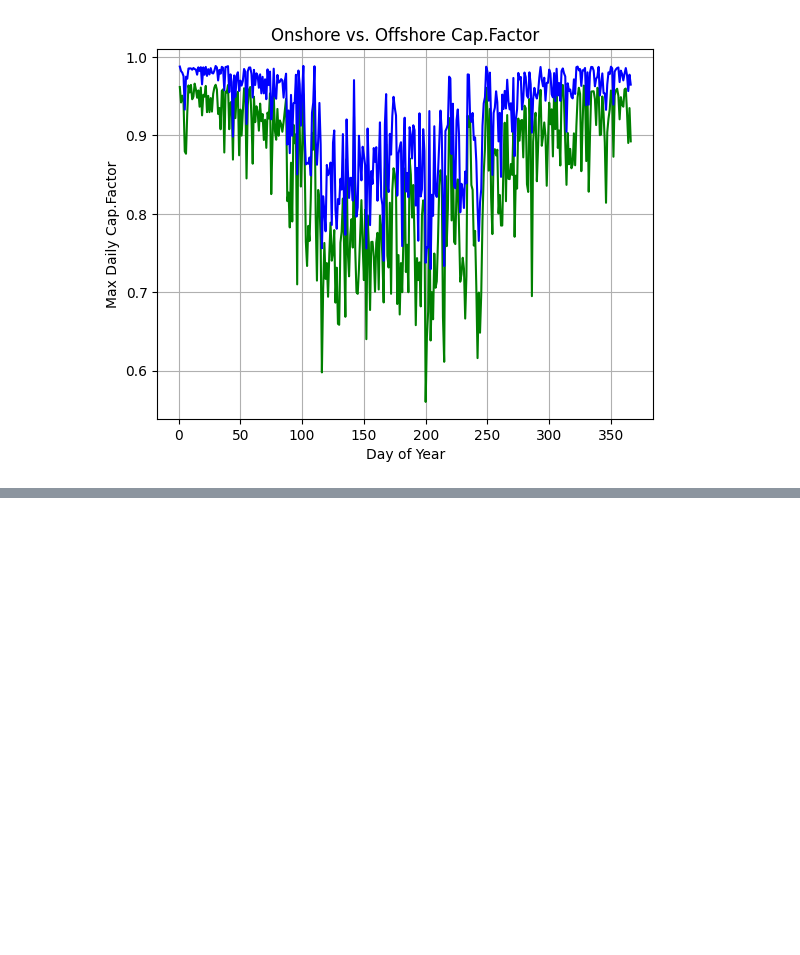
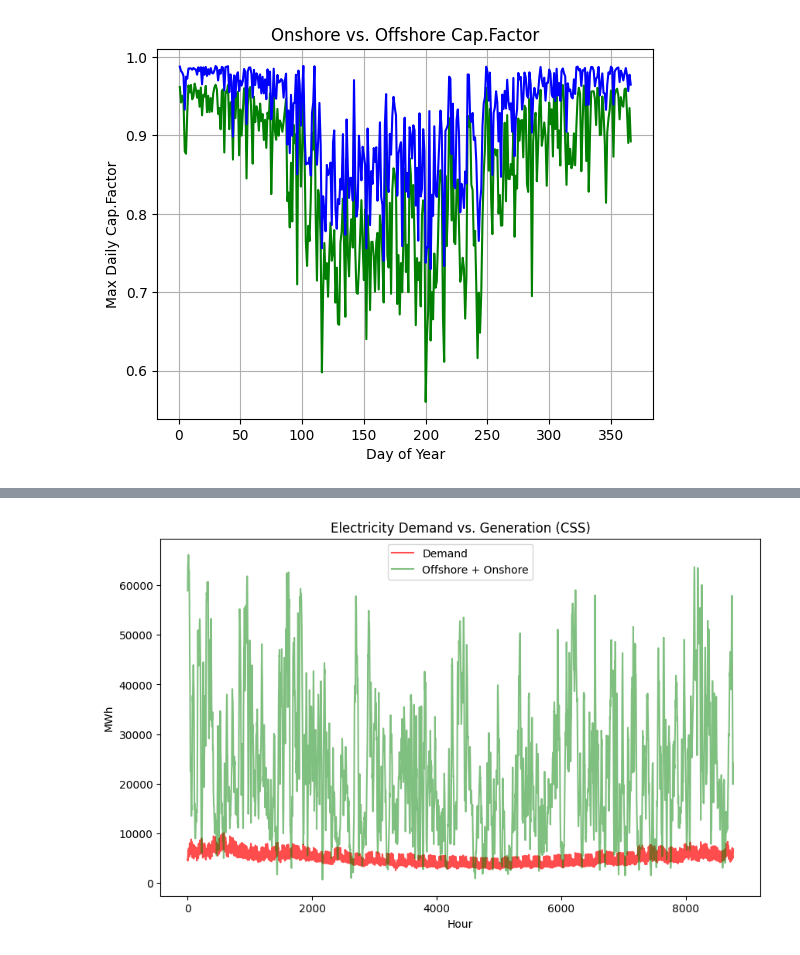
Before and after one commit to StianLindsethgits/EnergySystemsModelling, a Jupyter notebook: stratchbook.ipynb, the cells around one changed output, grey strips where cells are left out. Drawn from its saved outputs; the diff is of its cells as text; code cells hidden in the pictures; blank space fills up the shorter version.

```diff
--- a/stratchbook.ipynb
+++ b/stratchbook.ipynb
@@ -360,0 +422,16 @@ plt.show()
+# %%
+#total generation from wind (offshore + onshore)
+windgen = gen_css['Onshore turbines'] + gen_css['Offshore trubines fixed']
+
+
+#plotting demand over generation:
+plt.figure(figsize=(10,6))
+plt.plot(hour, demand, color='red', alpha=.7, label='Demand')
+plt.plot(hour, windgen, color='green', alpha=.5, label='Offshore + Onshore')
+plt.title('Electricity Demand vs. Generation (CSS)')
+plt.xlabel('Hour')
+plt.ylabel('MWh')
+plt.legend()
+plt.show()
+# %% [output]
+[figure, added]
```
Also changed, not shown: parts of 15 cells of this notebook, 6 other files.
